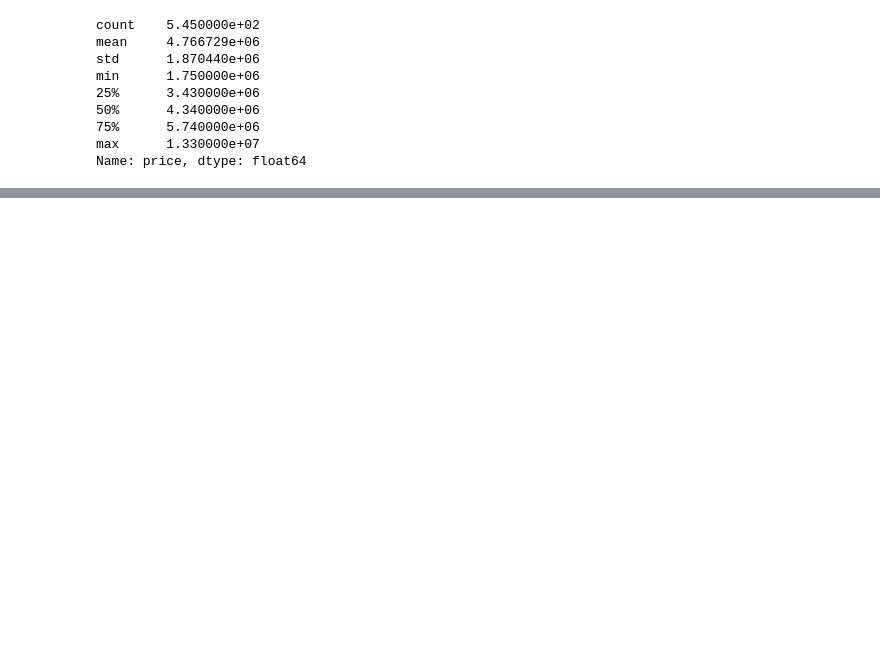
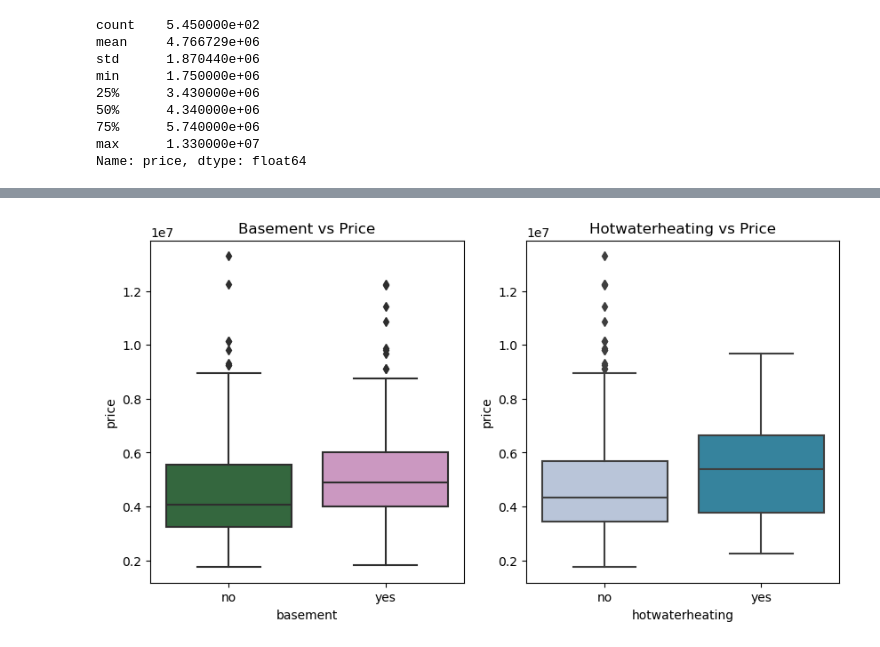
Before and after one commit to PullThePlugItsTooLate/PDAN-T1-LinearRegression-10116408, a Jupyter notebook: housing-prediction-notebook.ipynb, the cells around one changed output, grey strips where cells are left out. Cells and saved outputs as stored; diff of their text form; code cells hidden in the pictures; blank space fills up the shorter version.

```diff
--- a/housing-prediction-notebook.ipynb
+++ b/housing-prediction-notebook.ipynb
@@ -421,0 +419,16 @@ plt.show()
+# %%
+plt.figure(figsize=(10,5))
+
+plt.subplot(1,2,1)
+plt.title('Basement vs Price')
+sns.boxplot(x=df.basement, y=df.price, palette=("cubehelix"))
+
+plt.subplot(1,2,2)
+plt.title('Hotwaterheating vs Price')
+sns.boxplot(x=df.hotwaterheating, y=df.price, palette=("PuBuGn"))
+
+plt.show()
+
+#(Gavande, 2022)
+# %% [output]
+[figure, added]
```
Also changed, not shown: parts of 131 cells of this notebook.
